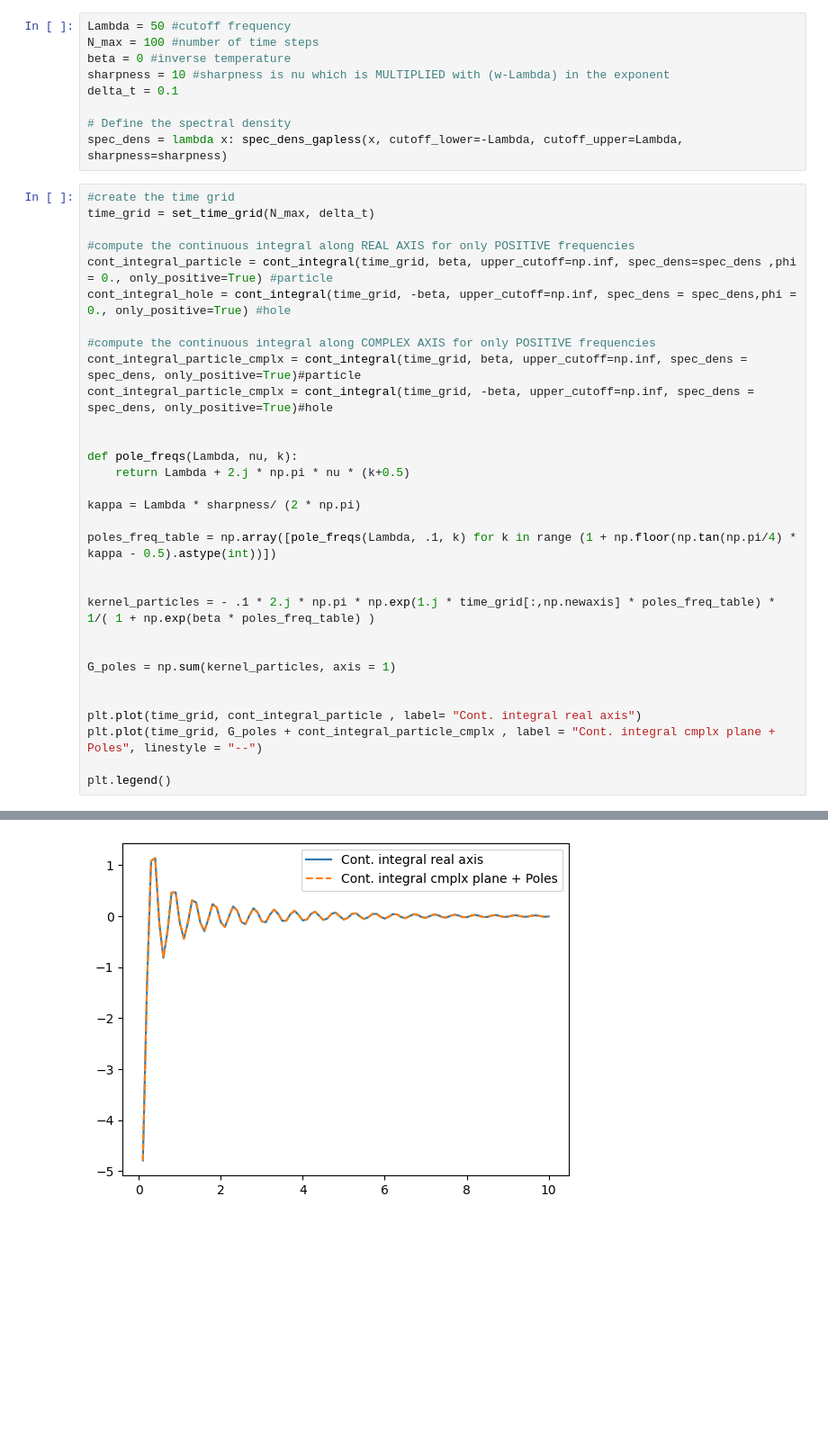
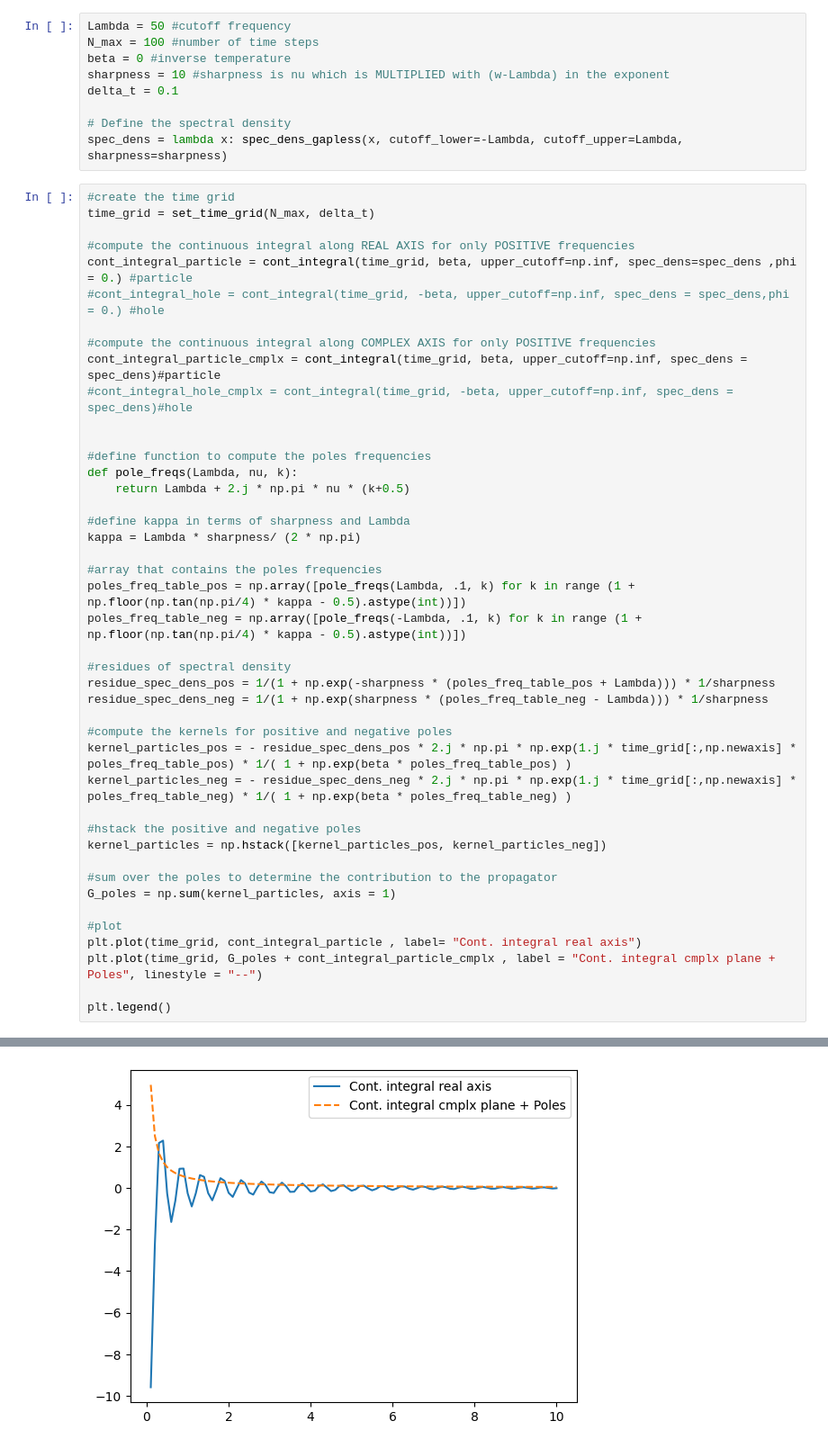
Before and after one commit to jthoenniss/RealTimeID, a Jupyter notebook: notebooks/extra_poles.ipynb, the cells around one changed output, grey strips where cells are left out. Shown at 90% size. Saved outputs shown, nothing was run; the diff lists cells and outputs as text; blank space fills up the shorter version.

```diff
--- a/notebooks/extra_poles.ipynb
+++ b/notebooks/extra_poles.ipynb
@@ -22,34 +22,46 @@ spec_dens = lambda x: spec_dens_gapless(x, cutoff_lower=-Lambda, cutoff_upper=La
 # %%
 #create the time grid
 time_grid = set_time_grid(N_max, delta_t)
 
 #compute the continuous integral along REAL AXIS for only POSITIVE frequencies
-cont_integral_particle = cont_integral(time_grid, beta, upper_cutoff=np.inf, spec_dens=spec_dens ,phi = 0., only_positive=True) #particle
-cont_integral_hole = cont_integral(time_grid, -beta, upper_cutoff=np.inf, spec_dens = spec_dens,phi = 0., only_positive=True) #hole
+cont_integral_particle = cont_integral(time_grid, beta, upper_cutoff=np.inf, spec_dens=spec_dens ,phi = 0.) #particle
+#cont_integral_hole = cont_integral(time_grid, -beta, upper_cutoff=np.inf, spec_dens = spec_dens,phi = 0.) #hole
 
 #compute the continuous integral along COMPLEX AXIS for only POSITIVE frequencies
-cont_integral_particle_cmplx = cont_integral(time_grid, beta, upper_cutoff=np.inf, spec_dens = spec_dens, only_positive=True)#particle
-cont_integral_particle_cmplx = cont_integral(time_grid, -beta, upper_cutoff=np.inf, spec_dens = spec_dens, only_positive=True)#hole
+cont_integral_particle_cmplx = cont_integral(time_grid, beta, upper_cutoff=np.inf, spec_dens = spec_dens)#particle
+#cont_integral_hole_cmplx = cont_integral(time_grid, -beta, upper_cutoff=np.inf, spec_dens = spec_dens)#hole
 
 
+#define function to compute the poles frequencies
 def pole_freqs(Lambda, nu, k):
     return Lambda + 2.j * np.pi * nu * (k+0.5)
 
+#define kappa in terms of sharpness and Lambda
 kappa = Lambda * sharpness/ (2 * np.pi)
 
-poles_freq_table = np.array([pole_freqs(Lambda, .1, k) for k in range (1 + np.floor(np.tan(np.pi/4) * kappa - 0.5).astype(int))])
+#array that contains the poles frequencies
+poles_freq_table_pos = np.array([pole_freqs(Lambda, .1, k) for k in range (1 + np.floor(np.tan(np.pi/4) * kappa - 0.5).astype(int))])
+poles_freq_table_neg = np.array([pole_freqs(-Lambda, .1, k) for k in range (1 + np.floor(np.tan(np.pi/4) * kappa - 0.5).astype(int))])
 
+#residues of spectral density
+residue_spec_dens_pos = 1/(1 + np.exp(-sharpness * (poles_freq_table_pos + Lambda))) * 1/sharpness
+residue_spec_dens_neg = 1/(1 + np.exp(sharpness * (poles_freq_table_neg - Lambda))) * 1/sharpness
 
-kernel_particles = - .1 * 2.j * np.pi * np.exp(1.j * time_grid[:,np.newaxis] * poles_freq_table) * 1/( 1 + np.exp(beta * poles_freq_table) )
+#compute the kernels for positive and negative poles
+kernel_particles_pos = - residue_spec_dens_pos * 2.j * np.pi * np.exp(1.j * time_grid[:,np.newaxis] * poles_freq_table_pos) * 1/( 1 + np.exp(beta * poles_freq_table_pos) )
+kernel_particles_neg = - residue_spec_dens_neg * 2.j * np.pi * np.exp(1.j * time_grid[:,np.newaxis] * poles_freq_table_neg) * 1/( 1 + np.exp(beta * poles_freq_table_neg) )
 
+#hstack the positive and negative poles
+kernel_particles = np.hstack([kernel_particles_pos, kernel_particles_neg])
 
+#sum over the poles to determine the contribution to the propagator
 G_poles = np.sum(kernel_particles, axis = 1)
 
-
+#plot
 plt.plot(time_grid, cont_integral_particle , label= "Cont. integral real axis")
 plt.plot(time_grid, G_poles + cont_integral_particle_cmplx , label = "Cont. integral cmplx plane + Poles", linestyle = "--")
 
 plt.legend()
 # %% [output]
 <matplotlib.legend.Legend at 0x...>
-[figure, old version]
+[figure, new version]
```
Also changed, not shown: parts of 1 cell of this notebook.
